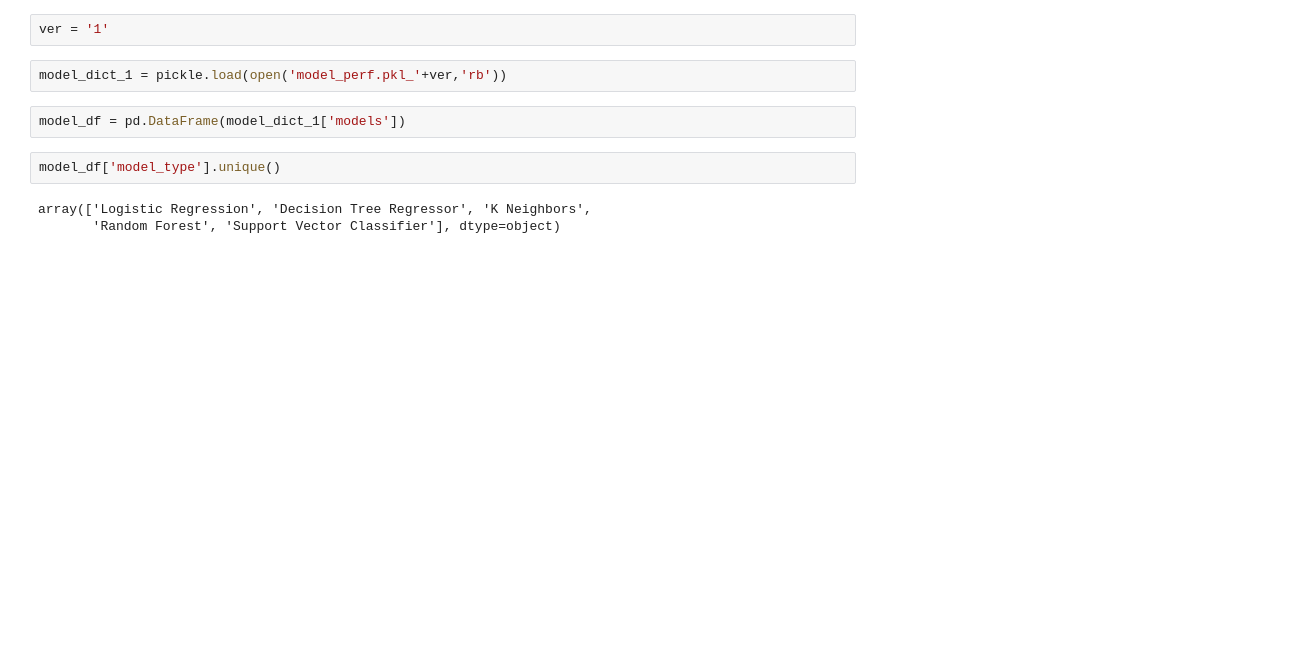
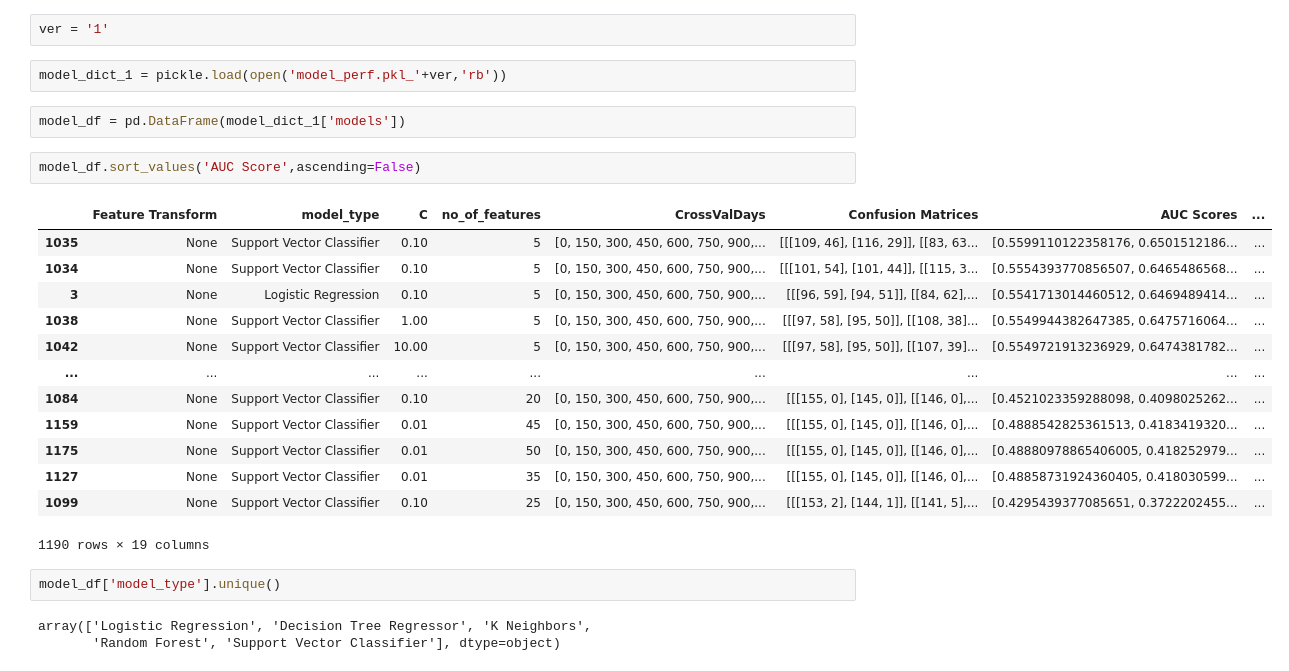
Before and after one commit to sudharsanasai/Option-ITM-Prediction, a Jupyter notebook: AUC Score Analysis.ipynb, the cells around one changed output. Cells and saved outputs as stored; diff of their text form; blank space fills up the shorter version.

```diff
--- a/AUC Score Analysis.ipynb
+++ b/AUC Score Analysis.ipynb
@@ -12,6 +12,22 @@ ver = '1'
 model_dict_1 = pickle.load(open('model_perf.pkl_'+ver,'rb'))
 # %%
 model_df = pd.DataFrame(model_dict_1['models'])
+# %%
+model_df.sort_values('AUC Score',ascending=False)
+# %% [output]
+|  | Feature Transform | model_type | C | no_of_features | CrossValDays | Confusion Matrices | AUC Scores | ... |
+| 1035 | None | Support Vector Classifier | 0.10 | 5 | [0, 150, 300, 450, 600, 750, 900,... | [[[109, 46], [116, 29]], [[83, 63... | [0.5599110122358176, 0.6501512186... | ... |
+| 1034 | None | Support Vector Classifier | 0.10 | 5 | [0, 150, 300, 450, 600, 750, 900,... | [[[101, 54], [101, 44]], [[115, 3... | [0.5554393770856507, 0.6465486568... | ... |
+| 3 | None | Logistic Regression | 0.10 | 5 | [0, 150, 300, 450, 600, 750, 900,... | [[[96, 59], [94, 51]], [[84, 62],... | [0.5541713014460512, 0.6469489414... | ... |
+| 1038 | None | Support Vector Classifier | 1.00 | 5 | [0, 150, 300, 450, 600, 750, 900,... | [[[97, 58], [95, 50]], [[108, 38]... | [0.5549944382647385, 0.6475716064... | ... |
+| 1042 | None | Support Vector Classifier | 10.00 | 5 | [0, 150, 300, 450, 600, 750, 900,... | [[[97, 58], [95, 50]], [[107, 39]... | [0.5549721913236929, 0.6474381782... | ... |
+| ... | ... | ... | ... | ... | ... | ... | ... | ... |
+| 1084 | None | Support Vector Classifier | 0.10 | 20 | [0, 150, 300, 450, 600, 750, 900,... | [[[155, 0], [145, 0]], [[146, 0],... | [0.4521023359288098, 0.4098025262... | ... |
+| 1159 | None | Support Vector Classifier | 0.01 | 45 | [0, 150, 300, 450, 600, 750, 900,... | [[[155, 0], [145, 0]], [[146, 0],... | [0.4888542825361513, 0.4183419320... | ... |
+| 1175 | None | Support Vector Classifier | 0.01 | 50 | [0, 150, 300, 450, 600, 750, 900,... | [[[155, 0], [145, 0]], [[146, 0],... | [0.48880978865406005, 0.418252979... | ... |
+| 1127 | None | Support Vector Classifier | 0.01 | 35 | [0, 150, 300, 450, 600, 750, 900,... | [[[155, 0], [145, 0]], [[146, 0],... | [0.48858731924360405, 0.418030599... | ... |
+| 1099 | None | Support Vector Classifier | 0.10 | 25 | [0, 150, 300, 450, 600, 750, 900,... | [[[153, 2], [144, 1]], [[141, 5],... | [0.4295439377085651, 0.3722202455... | ... |
+1190 rows × 19 columns
 # %%
 model_df['model_type'].unique()
 # %% [output]
```
Also changed, not shown: parts of 4 cells of this notebook, 1 other file.
